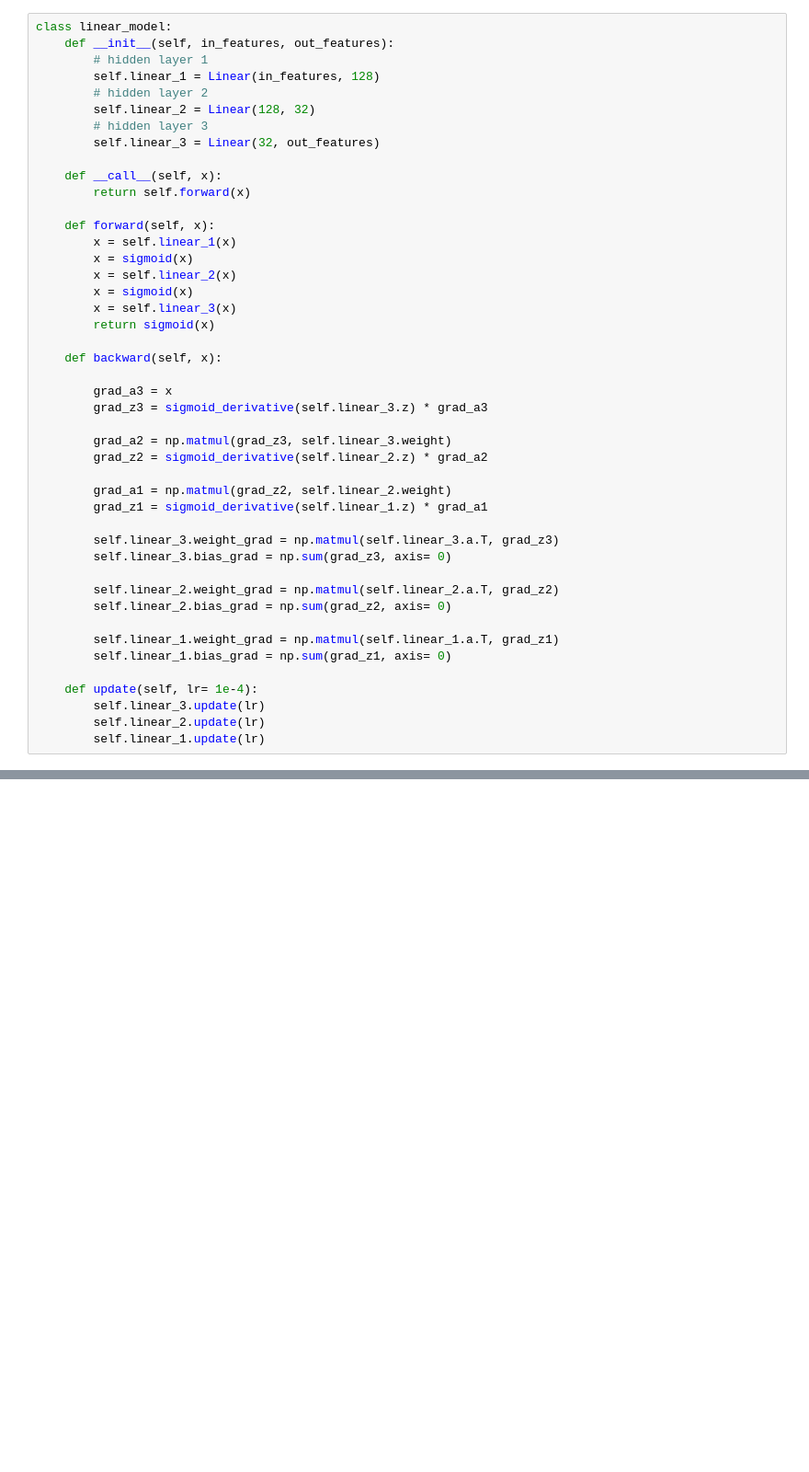
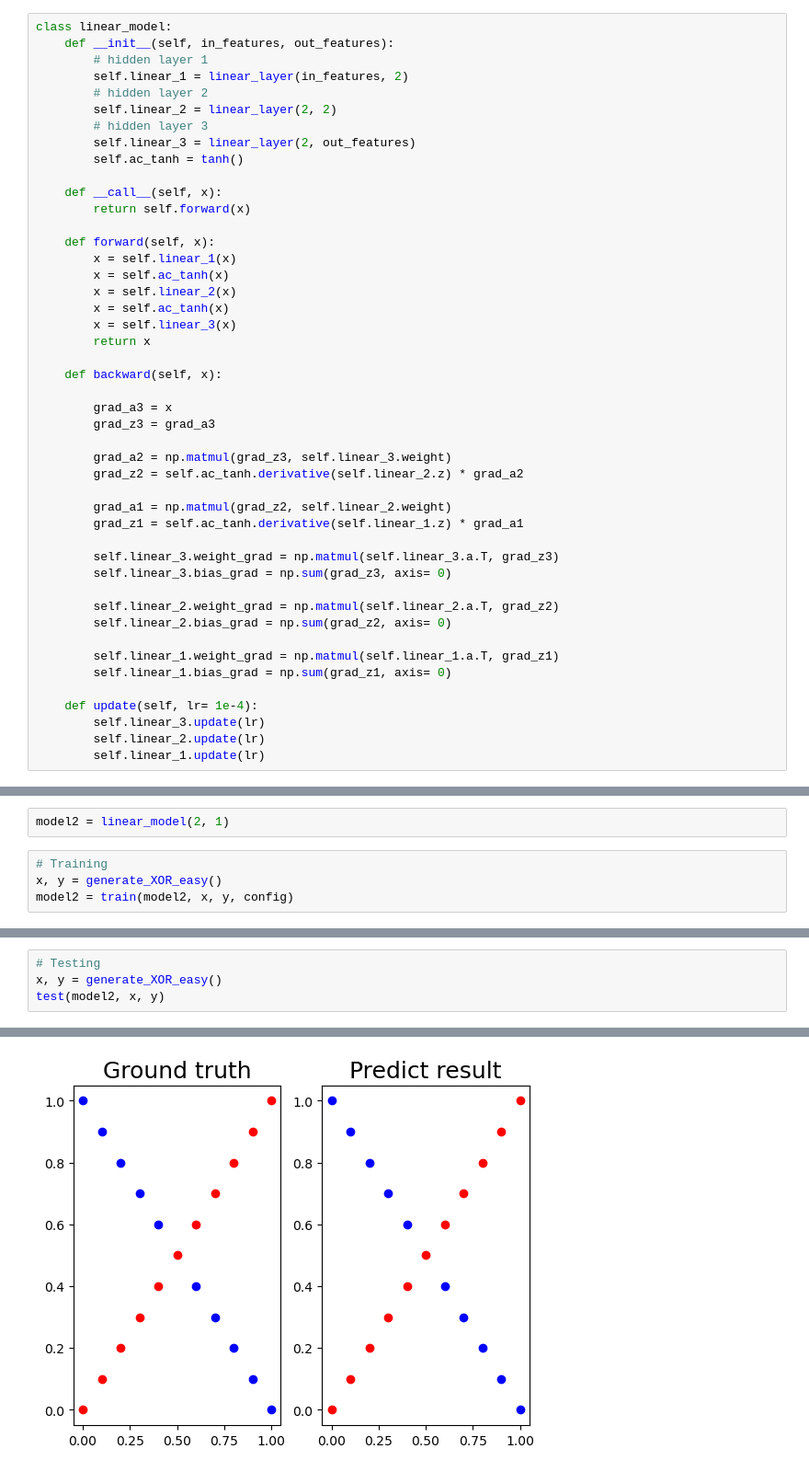
Before and after one commit to yeeecheng/2022-DeepLearning-Course-Lab, a Jupyter notebook: Lab1/main.ipynb, the cells around one changed output, grey strips where cells are left out. Shown at 92% size. Cells and saved outputs as stored; diff of their text form; blank space fills up the shorter version.

Commit message:
create layer.py and modify backpropagarion

```diff
--- a/Lab1/main.ipynb
+++ b/Lab1/main.ipynb
@@ -65,33 +193,34 @@ def sigmoid_derivative(x):
 class linear_model:
     def __init__(self, in_features, out_features):
         # hidden layer 1
-        self.linear_1 = Linear(in_features, 128)
+        self.linear_1 = linear_layer(in_features, 2)
         # hidden layer 2
-        self.linear_2 = Linear(128, 32)
+        self.linear_2 = linear_layer(2, 2)
         # hidden layer 3
-        self.linear_3 = Linear(32, out_features)
+        self.linear_3 = linear_layer(2, out_features)
+        self.ac_tanh = tanh()
 
     def __call__(self, x):
         return self.forward(x)
 
     def forward(self, x):
         x = self.linear_1(x)
-        x = sigmoid(x)
+        x = self.ac_tanh(x)
         x = self.linear_2(x)
-        x = sigmoid(x)
+        x = self.ac_tanh(x)
         x = self.linear_3(x)
-        return sigmoid(x)
+        return x
 
     def backward(self, x):
 
         grad_a3 = x
-        grad_z3 = sigmoid_derivative(self.linear_3.z) * grad_a3
+        grad_z3 = grad_a3
 
         grad_a2 = np.matmul(grad_z3, self.linear_3.weight)
-        grad_z2 = sigmoid_derivative(self.linear_2.z) * grad_a2
+        grad_z2 = self.ac_tanh.derivative(self.linear_2.z) * grad_a2
 
         grad_a1 = np.matmul(grad_z2, self.linear_2.weight)
-        grad_z1 = sigmoid_derivative(self.linear_1.z) * grad_a1
+        grad_z1 = self.ac_tanh.derivative(self.linear_1.z) * grad_a1
 
         self.linear_3.weight_grad = np.matmul(self.linear_3.a.T, grad_z3)
         self.linear_3.bias_grad = np.sum(grad_z3, axis= 0)
@@ -185,0 +238,6 @@ show_result(x, y, pred)
+# %%
+model2 = linear_model(2, 1)
+# %%
+# Training
+x, y = generate_XOR_easy()
+model2 = train(model2, x, y, config)
@@ -185,0 +265,5 @@ show_result(x, y, pred)
+# %%
+# Testing
+x, y = generate_XOR_easy()
+test(model2, x, y)
+# %% [output]
@@ -185,0 +287 @@ show_result(x, y, pred)
+[figure, added]
```
Also changed, not shown: parts of 20 cells of this notebook, 1 other file.
